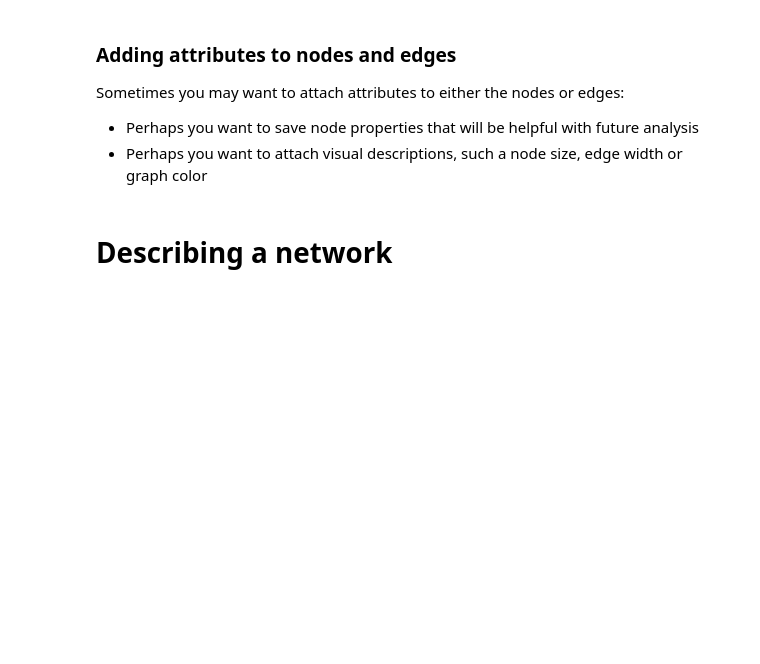
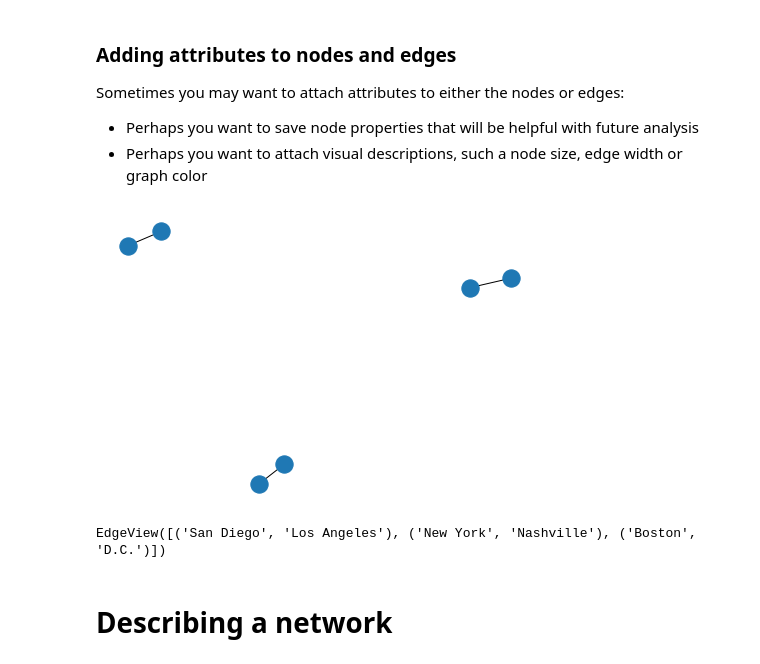
Before and after one commit to mnbo229/ce599, a Jupyter notebook: 09-Networks/Networks.ipynb, the cells around one changed output. Cells and saved outputs as stored; diff of their text form; code cells hidden in the pictures; blank space fills up the shorter version.

```diff
--- a/09-Networks/Networks.ipynb
+++ b/09-Networks/Networks.ipynb
@@ -150,13 +163,20 @@ Sometimes you may want to attach attributes to either the nodes or edges:
 * Perhaps you want to save node properties that will be helpful with future analysis
 * Perhaps you want to attach visual descriptions, such a node size, edge width or graph color
 # %%
+#https://networkx.github.io/documentation/latest/reference/classes/generated/networkx.Graph.add_edge.html#networkx.Graph.add_edge
 cities = nx.Graph()
-
-cities.add_edge('San Diego', 'Los Angeles', { 'distance': 0.4})
-cities.add_edge('New York', 'Nashville', { 'distance': 5.6})
-cities.add_edge('Boston', 'D.C.', { 'distance': 0.8})
+#it knows that cities it can access it so it would know teh self taken stuff like the nodes
+cities.add_edge('San Diego', 'Los Angeles', distance= 0.4) #add attributes in the form of dictionary, either write distance
+cities.add_edge('New York', 'Nashville', attr={ 'distance': 5.6})  #or specify attribute
+cities.add_edge('Boston', 'D.C.', atr={ 'distance': 0.8})  #we might use distance to caluclate the shortest path
 
 nx.draw(cities)
+# %% [output]
+[figure, added]
+# %%
+cities.edges   # to read the edges
+# %% [output]
+EdgeView([('San Diego', 'Los Angeles'), ('New York', 'Nashville'), ('Boston', 'D.C.')])
 # %% [markdown]
 # Describing a network
 # %% [markdown]
```
Also changed, not shown: parts of 17 cells of this notebook, 6 other files.
